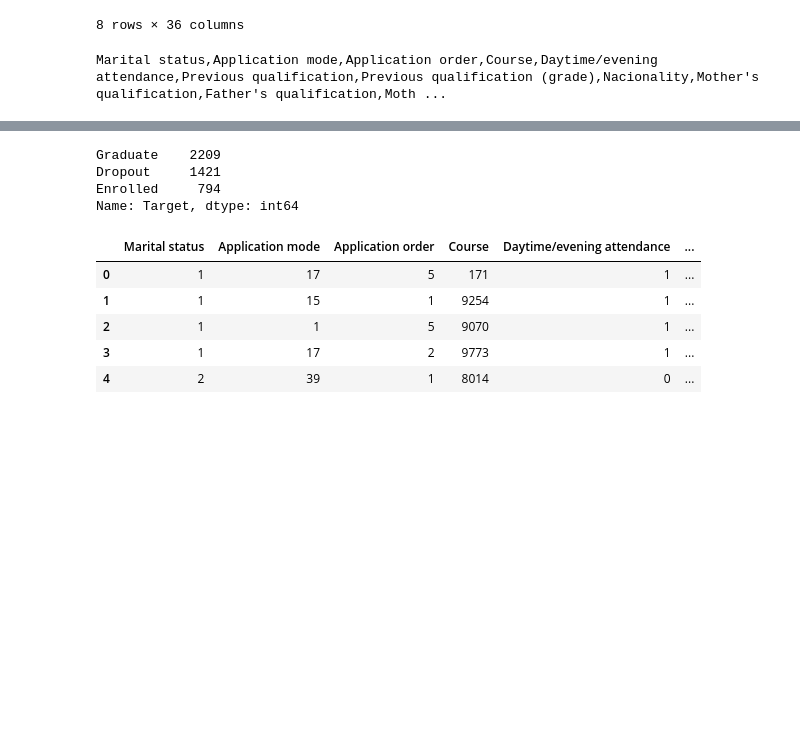
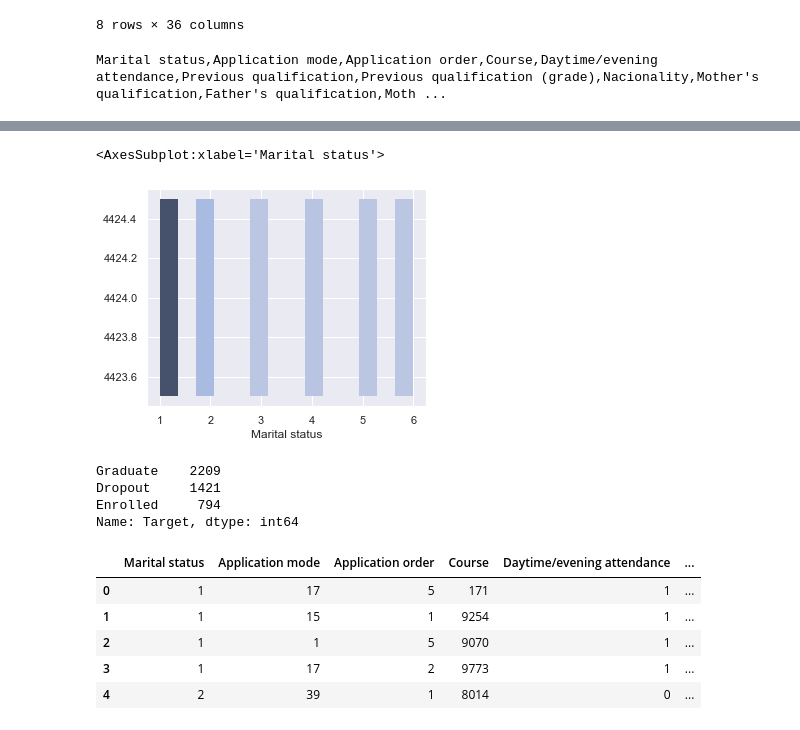
Before and after one commit to Saeem03/CSE-445-Project, a Jupyter notebook: Course Files/Project/Decision Code .ipynb, the cells around one changed output, grey strips where cells are left out. Drawn from its saved outputs; the diff is of its cells as text; code cells hidden in the pictures; blank space fills up the shorter version.

```diff
--- a/Course Files/Project/Decision Code .ipynb
+++ b/Course Files/Project/Decision Code .ipynb
@@ -60,0 +114,5 @@ sns.histplot(data = data[data.columns[0]])
+# %%
+sns.histplot(x=data["Marital status"],y=data["Target"].count(),fill=True)
+# %% [output]
+<AxesSubplot:xlabel='Marital status'>
+[figure, added]
```
Also changed, not shown: parts of 22 cells of this notebook, 10 other files.
